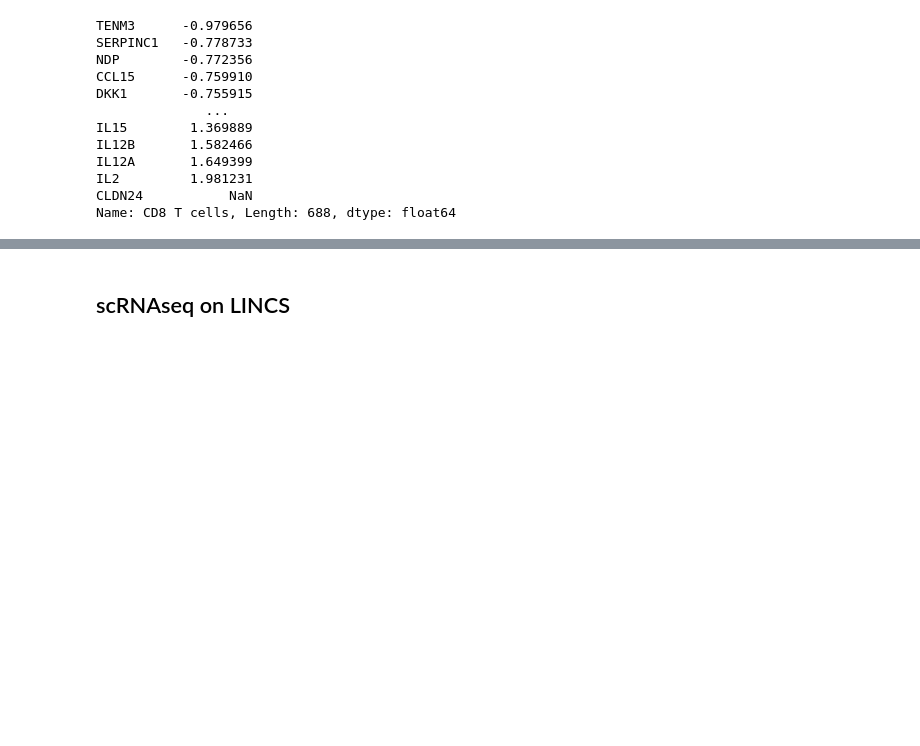
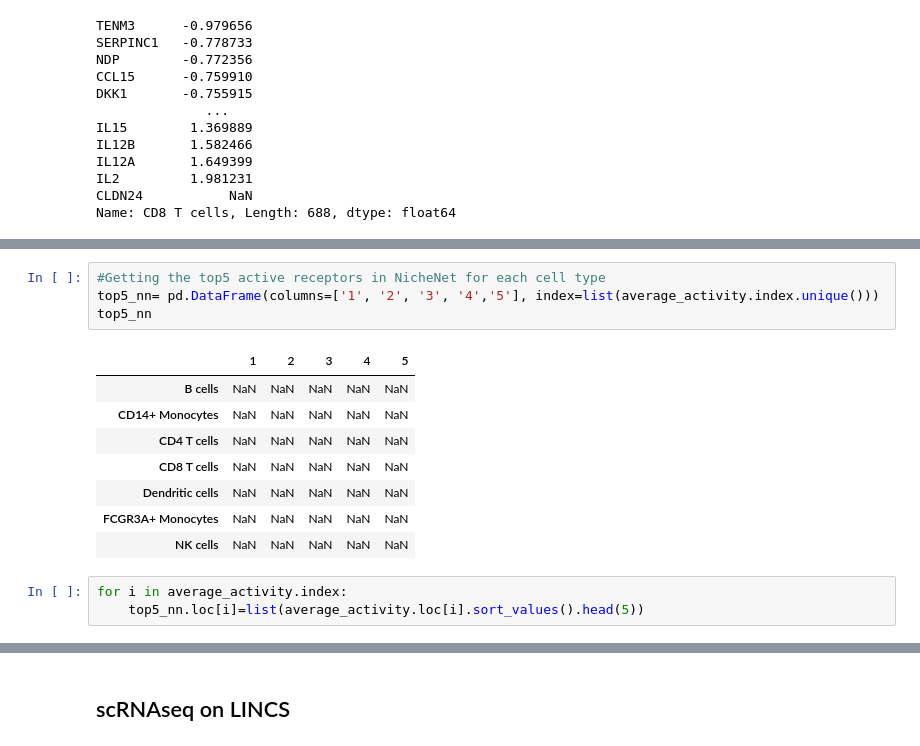
Before and after one commit to Vargeszti/Thesis, a Jupyter notebook: code/scRNAseq.ipynb, the cells around one changed output, grey strips where cells are left out. Saved outputs shown, nothing was run; the diff lists cells and outputs as text; blank space fills up the shorter version.

```diff
--- a/code/scRNAseq.ipynb
+++ b/code/scRNAseq.ipynb
@@ -134,0 +134,16 @@ average_activity
+# %%
+#Getting the top5 active receptors in NicheNet for each cell type
+top5_nn= pd.DataFrame(columns=['1', '2', '3', '4','5'], index=list(average_activity.index.unique()))
+top5_nn
+# %% [output]
+|  | 1 | 2 | 3 | 4 | 5 |
+| B cells | NaN | NaN | NaN | NaN | NaN |
+| CD14+ Monocytes | NaN | NaN | NaN | NaN | NaN |
+| CD4 T cells | NaN | NaN | NaN | NaN | NaN |
+| CD8 T cells | NaN | NaN | NaN | NaN | NaN |
+| Dendritic cells | NaN | NaN | NaN | NaN | NaN |
+| FCGR3A+ Monocytes | NaN | NaN | NaN | NaN | NaN |
+| NK cells | NaN | NaN | NaN | NaN | NaN |
+# %%
+for i in average_activity.index:
+    top5_nn.loc[i]=list(average_activity.loc[i].sort_values().head(5))
```
Also changed, not shown: parts of 33 cells of this notebook, 1 other file.
